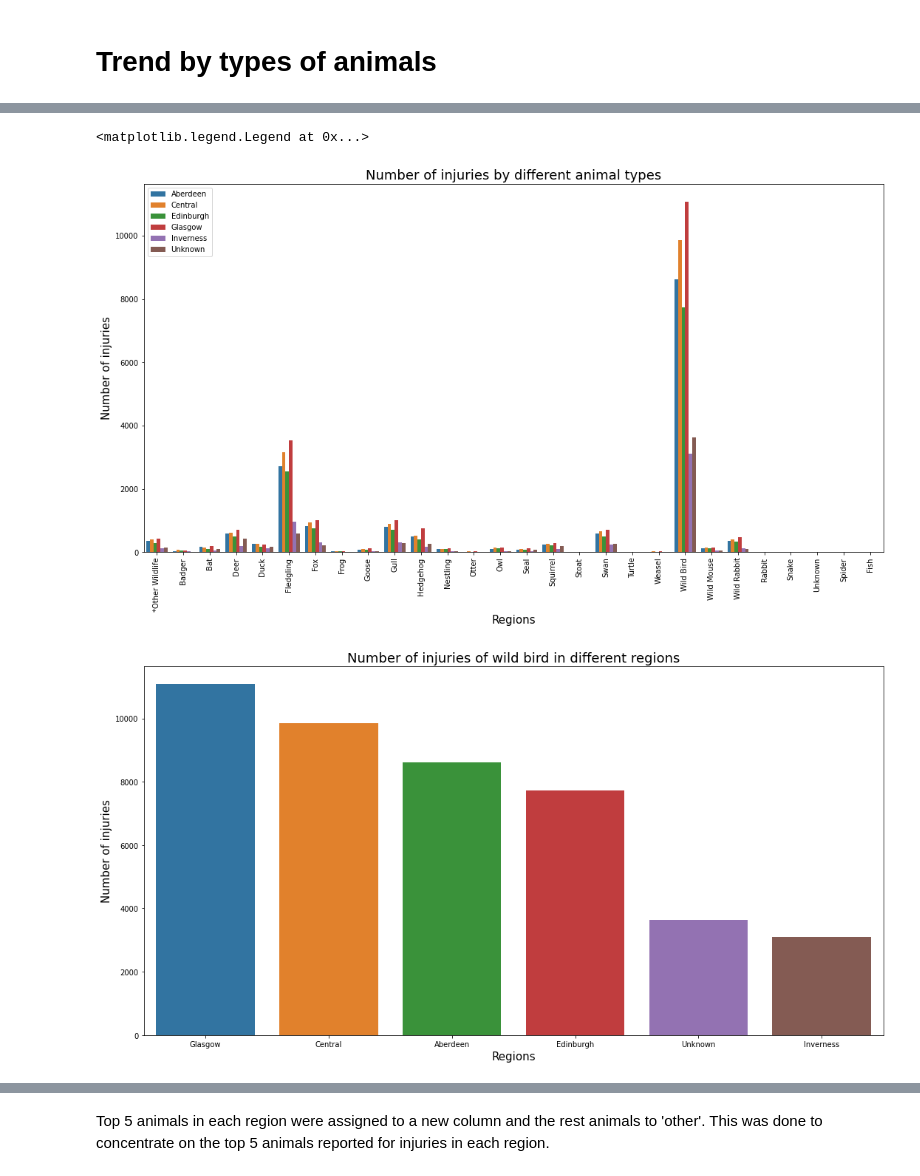
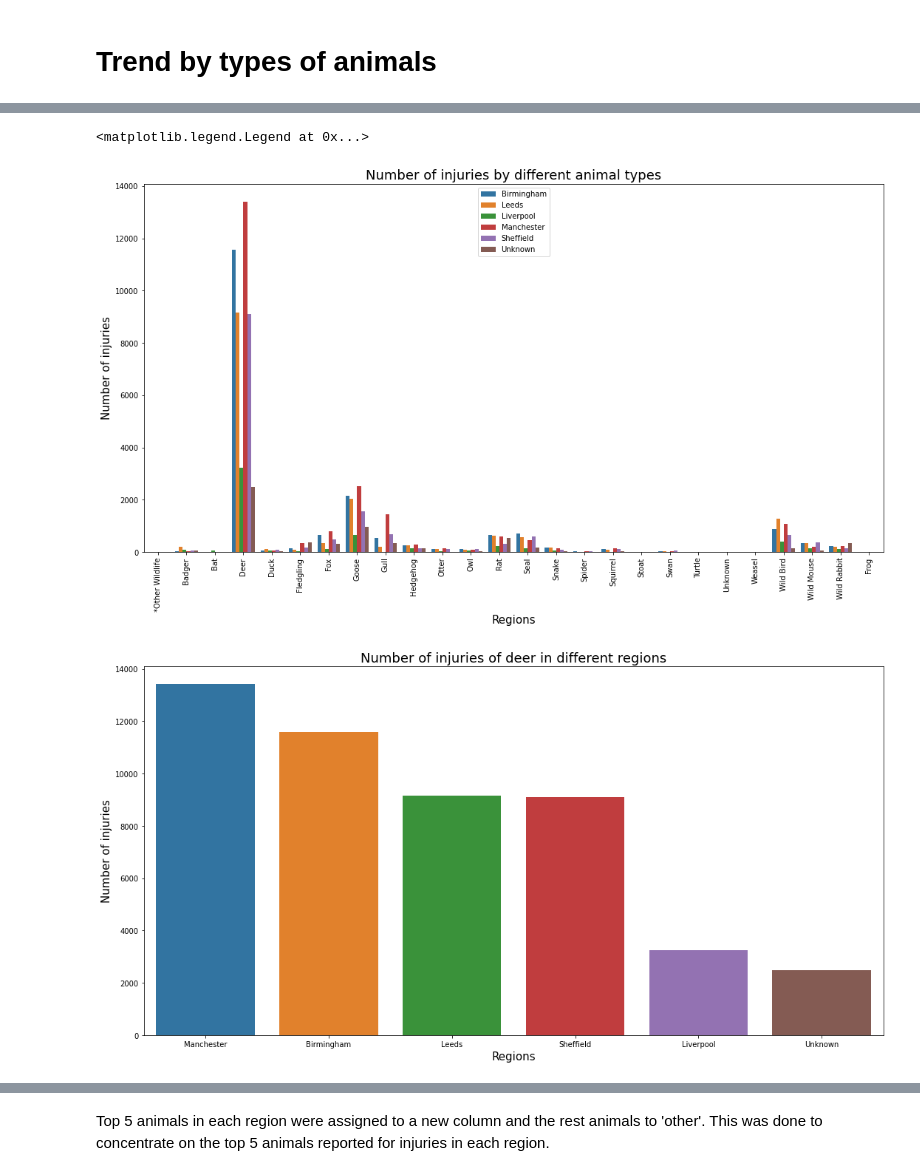
Before and after one commit to vpetrova13/final_project_VM, a Jupyter notebook: analysis_and_documentation/wildlife_synthetic_analysis.ipynb, the cells around one changed output, grey strips where cells are left out. Cells and saved outputs as stored; diff of their text form; code cells hidden in the pictures.

Commit message:
added synthesis data and updated analysis files

```diff
--- a/analysis_and_documentation/wildlife_synthetic_analysis.ipynb
+++ b/analysis_and_documentation/wildlife_synthetic_analysis.ipynb
@@ -6,7 +6,7 @@ import seaborn as sns
 import datetime
 %matplotlib inline
 # %%
-wildlife = pd.read_csv('../clean_data/synthetic_wildlife.csv', parse_dates=['CALL_SAVED_TIME'])
+wildlife = pd.read_csv('../clean_data/data_syth.csv', parse_dates=['CALL_SAVED_TIME'])
 # %%
 wildlife.shape
 # %% [output]
@@ -212,18 +214,18 @@ plt.xticks(rotation = 90)
 plt.legend(loc='best')
 # %% [output]
 <matplotlib.legend.Legend at 0x...>
-[figure, old version]
+[figure, new version]
 # %%
-bird_region = df_type_region[df_type_region['CA_ANIMAL_TYPE']== 'Wild Bird']
-bird_region = bird_region.sort_values('reason_for_call', ascending=False)
-#created a new table as there are lots of wild birds in each region
+deer_region = df_type_region[df_type_region['CA_ANIMAL_TYPE']== 'Deer']
+deer_region = deer_region.sort_values('reason_for_call', ascending=False)
+#created a new table as there are lots of deer in each region
 # %%
 plt.figure(figsize=(15,8))
-sns.barplot(x="CALL_REGION", y="reason_for_call", data=bird_region)
+sns.barplot(x="CALL_REGION", y="reason_for_call", data=deer_region)
 plt.xlabel("Regions", size=15)
 plt.ylabel("Number of injuries", size=15)
-plt.title("Number of injuries of wild bird in different regions", size=18)
+plt.title("Number of injuries of deer in different regions", size=18)
 plt.tight_layout()
 # %% [output]
-[figure, old version]
+[figure, new version]
 # %%
```
Also changed, not shown: parts of 45 cells of this notebook, 21 other files.
